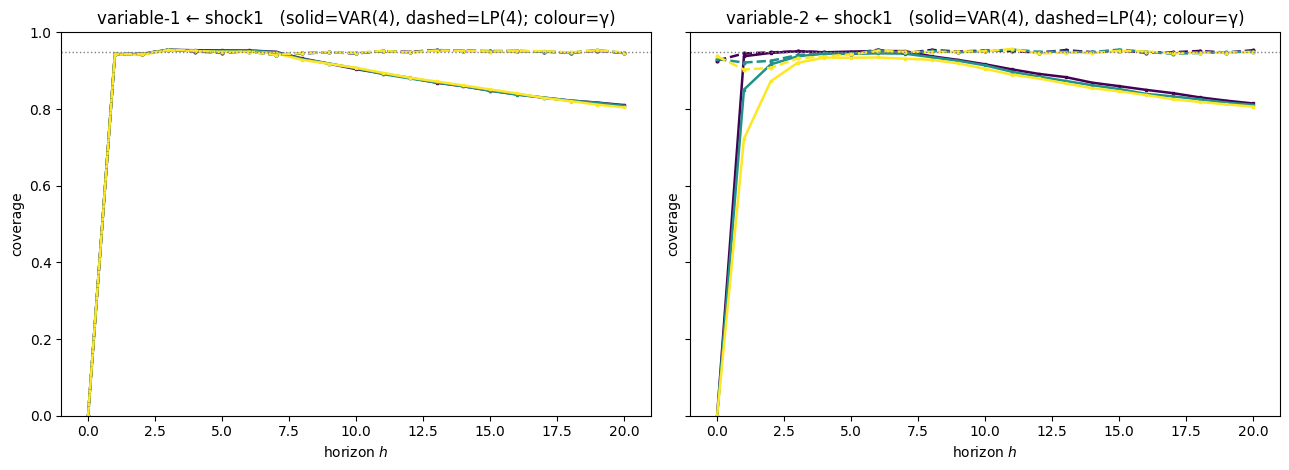
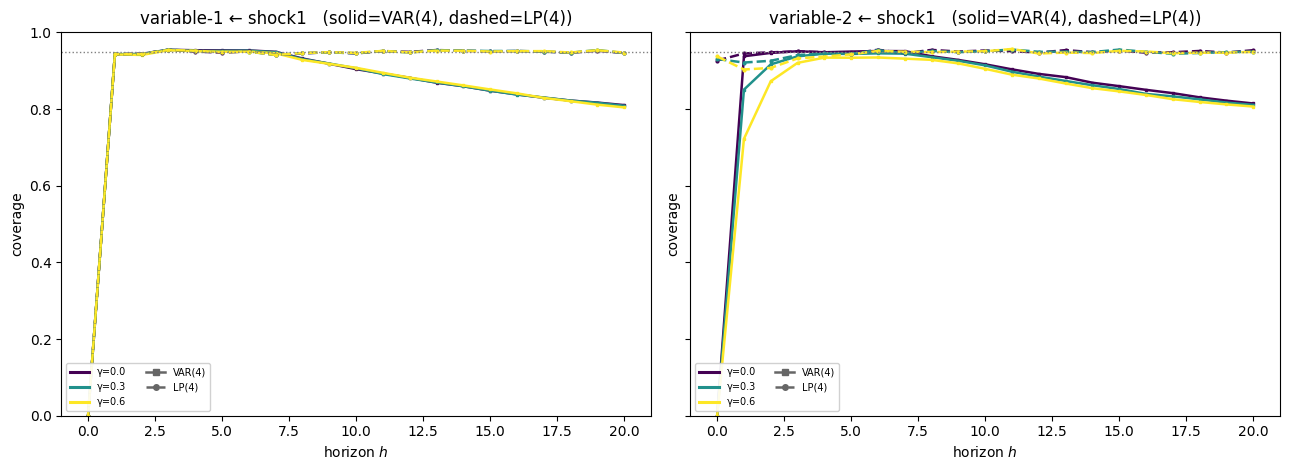
The notebook cell's code change between the first figure and the second:
--- before
+++ after
@@ -25,4 +25,8 @@
                                        se=np.nanmean(se[nm], axis=0)) for nm in EST_COV}
 
+from matplotlib.lines import Line2D
+_leg = ([Line2D([0], [0], color=cg[g], lw=2.2, label=f"γ={g}") for g in GAMMAS]
+        + [Line2D([0], [0], color="0.4", lw=1.8, ls="-", marker="s", ms=4, label="VAR(4)"),
+           Line2D([0], [0], color="0.4", lw=1.8, ls="--", marker="o", ms=4, label="LP(4)")])
 fig, axes = plt.subplots(1, 2, figsize=(13, 4.8), sharey=True)
 for ax, resp in zip(axes, (0, 1)):
@@ -33,5 +37,6 @@
     ax.axhline(0.95, color="gray", ls=":", lw=1)
     ax.set_ylim(0, 1); ax.set_xlabel("horizon $h$"); ax.set_ylabel("coverage")
-    ax.set_title(f"variable-{resp+1} ← shock1   (solid=VAR(4), dashed=LP(4); colour=γ)")
+    ax.set_title(f"variable-{resp+1} ← shock1   (solid=VAR(4), dashed=LP(4))")
+    ax.legend(handles=_leg, fontsize=7, loc="lower left", ncol=2, framealpha=0.9)
 # fig.suptitle(f"Coverage of 95% CIs, T={T_SHOW}, B={N_COV}, ρ={RHO} ({Scenario}) — VAR under-covers as γ↑, LP robust", fontweight="bold")
 fig.tight_layout()

Commit: Ch. 5